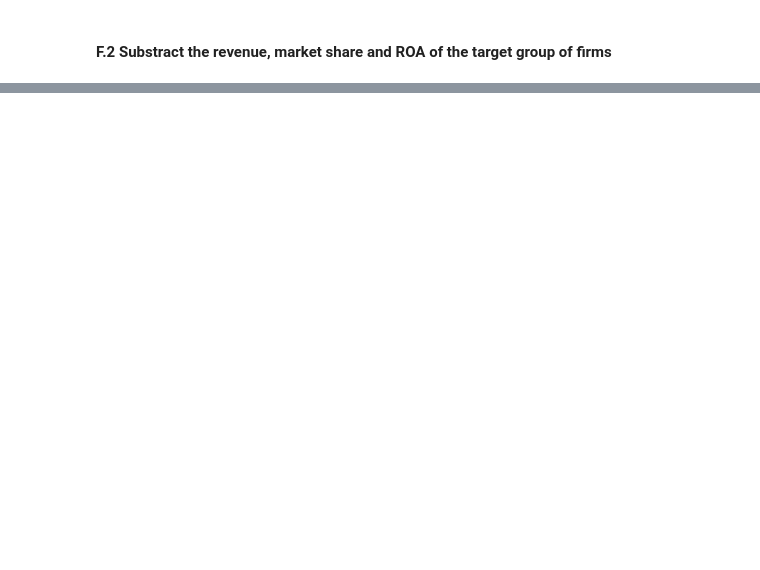
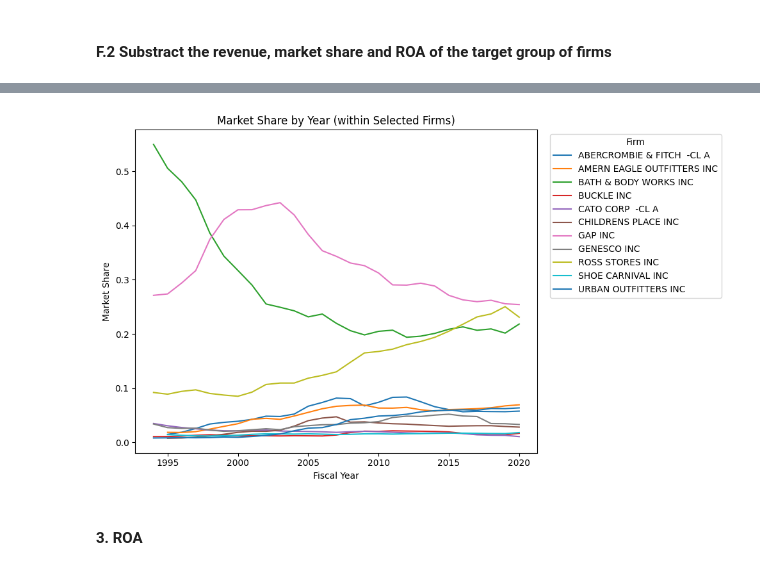
Before and after one commit to Yiling-Ji/BAIT508-Group12-Group-Project, a Jupyter notebook: Group Project.ipynb, the cells around one changed output, grey strips where cells are left out. Saved outputs shown, nothing was run; the diff lists cells and outputs as text; code cells hidden in the pictures; blank space fills up the shorter version.

Commit message:
Update analysis in Group Project.ipynb

```diff
--- a/Group Project.ipynb
+++ b/Group Project.ipynb
@@ -677,0 +793,16 @@ docsim.most_similar(firm = 4990, topn = 10)
+# %%
+# Calculate total sales of selected firms per year
+group_total = tf.groupby("fyear")["sale"].sum().rename("group_sale_total")
+tf_ms = tf.merge(group_total, on="fyear", how="left")
+
+# Market share
+tf_ms["market_share"] = tf_ms["sale"] / tf_ms["group_sale_total"]
+
+# Wide table
+ms_tbl = (
+    tf_ms.pivot_table(index="fyear", columns="conm", values="market_share", aggfunc="sum")
+    .sort_index()
+)
+ms_tbl.round(4)
+
+ms_tbl
@@ -677,0 +828,13 @@ docsim.most_similar(firm = 4990, topn = 10)
+# %%
+# Market Share Plot
+ms_tbl.plot(figsize=(10,6))
+plt.title("Market Share by Year (within Selected Firms)")
+plt.xlabel("Fiscal Year")
+plt.ylabel("Market Share")
+plt.legend(title="Firm", bbox_to_anchor=(1.02, 1), loc="upper left")
+plt.tight_layout()
+plt.show()
+# %% [output]
+[figure, added]
+# %% [markdown]
+#### 3. ROA
```
Also changed, not shown: parts of 17 cells of this notebook.
